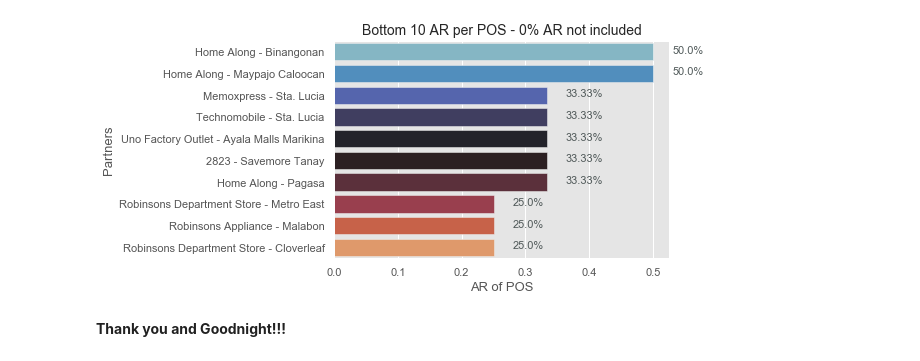
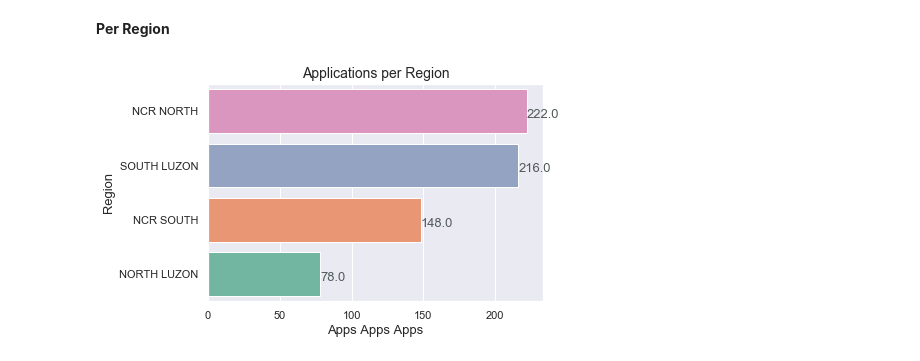
Before and after one commit to glenn6452/cashacart, a Jupyter notebook: analysis.ipynb, the cells around one changed output. Cells and saved outputs as stored; diff of their text form; code cells hidden in the pictures.

```diff
--- a/analysis.ipynb
+++ b/analysis.ipynb
@@ -1498,31 +38,0 @@ ax.invert_yaxis()
-# %%
-ax = sns.barplot(x="ar", y="pos_name", data=pos_sasm5[pos_sasm5['ar']>0].tail(10).sort_values('ar'),palette='icefire_r')
-ax.set_alpha(0.8)
-ax.set_title("Bottom 10 AR per POS - 0% AR not included", fontsize=14)
-ax.set_xlabel("AR of POS", fontsize=13);
-ax.set_ylabel("POS", fontsize=13);
-#ax.set_xticks([0,.5,1])
-
-# create a list to collect the plt.patches data
-totals = []
-
-# find the values and append to list
-for i in ax.patches:
-    totals.append(i.get_width())
-
-# set individual bar lables using above list
-total = sum(totals)
-
-# set individual bar lables using above list
-for i in ax.patches:
-    # get_width pulls left or right; get_y pushes up or down
-    ax.text(i.get_width()+.03, i.get_y()+.33, \
-            str(round(i.get_width()*100, 2)) + '%', fontsize=11,
-color='#515A5A')
-# invert for largest on top
-ax.invert_yaxis()
-#plt.savefig('test3.png', bbox_inches = 'tight',dpi = 300)
-# %% [output]
-[figure, removed]
-# %% [markdown]
-**Thank you and Goodnight!!!**
@@ -1528,0 +42,38 @@ ax.invert_yaxis()
+# %%
+reg_sign = pd.DataFrame(df.groupby(['region'])['sign'].sum().reset_index()).sort_values('sign')
+reg_apps = pd.DataFrame(df.groupby(['region'])['apps'].sum().reset_index()).sort_values('apps')
+sasm_sign = pd.DataFrame(df.groupby(['sasm'])['sign'].sum().reset_index()).sort_values('sign')
+sasm_apps = pd.DataFrame(df.groupby(['sasm'])['apps'].sum().reset_index()).sort_values('apps')
+asm_sign = pd.DataFrame(df.groupby(['asm'])['sign'].sum().reset_index()).sort_values('sign')
+asm_apps = pd.DataFrame(df.groupby(['asm'])['apps'].sum().reset_index()).sort_values('apps')
+# %% [markdown]
+**Per Region**
+# %%
+ax = sns.barplot(x="apps", y='region', data=reg_apps,palette="Set2")
+ax.set_alpha(0.8)
+ax.set_title("Applications per Region", fontsize=14)
+ax.set_xlabel("Apps Apps Apps", fontsize=13);
+ax.set_ylabel("Region", fontsize=13);
+#ax.set_xticks([0,2.5,5,7.5,10,12.5])
+
+# create a list to collect the plt.patches data
+totals = []
+
+# find the values and append to list
+for i in ax.patches:
+    totals.append(i.get_width())
+
+# set individual bar lables using above list
+total = sum(totals)
+
+# set individual bar lables using above list
+for i in ax.patches:
+    # get_width pulls left or right; get_y pushes up or down
+    ax.text(i.get_width()+.1, i.get_y()+.28, \
+            str(round(i.get_width(), 2)), fontsize=13,
+color='#515A5A')
+# invert for largest on top
+ax.invert_yaxis()
+#plt.savefig('test.png', bbox_inches = 'tight',dpi = 300)
+# %% [output]
+[figure, added]
```
Also changed, not shown: parts of 77 cells of this notebook, 3 other files.
